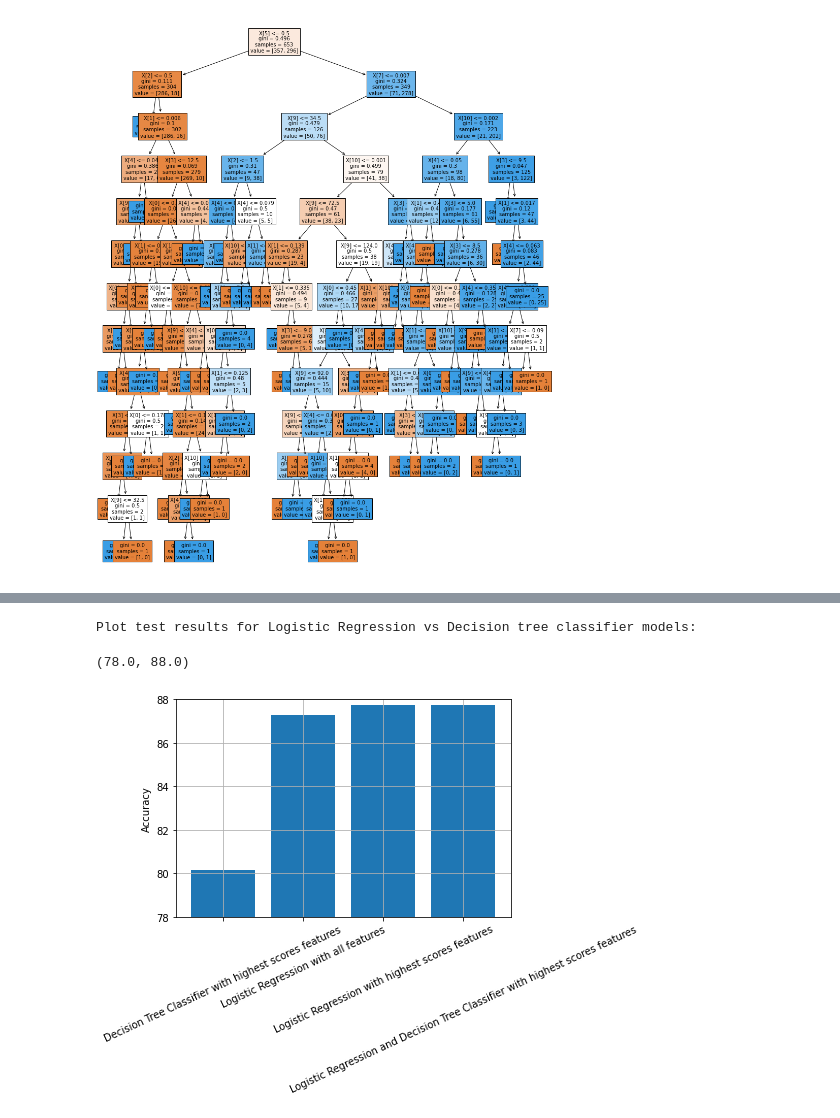
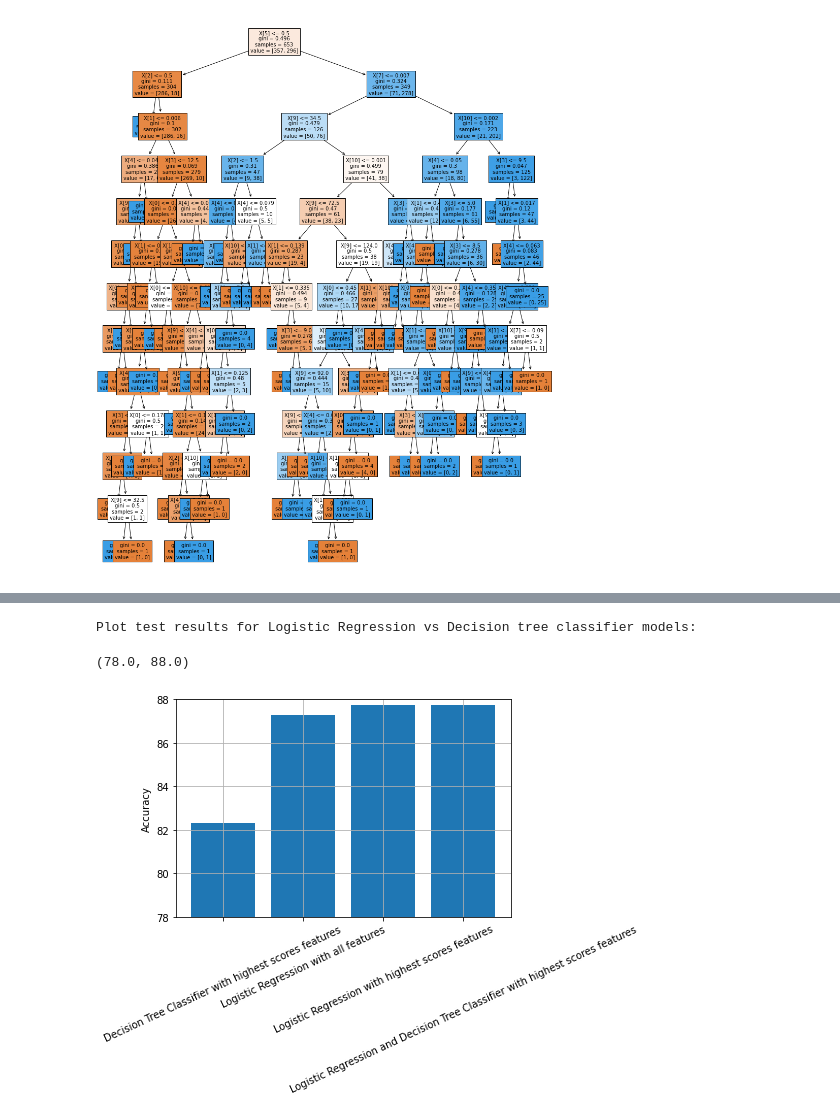
Before and after one commit to lebaz20/credit-approval-ml, a Jupyter notebook: project.ipynb, the cells around one changed output, grey strips where cells are left out. Cells and saved outputs as stored; diff of their text form; code cells hidden in the pictures.

Commit message:
Add highest accuracy results

```diff
--- a/project.ipynb
+++ b/project.ipynb
@@ -1101,19 +1101,21 @@ Accuracy after deep learning missing rows: 83.930% avg (0.124 std) with log+stan
 # %%
 allResults = getAllResultsNamed()
 
 def getHighestAccuracy(accuracies):
-    return np.max(list(accuracies.values()))
+    highestKFold = np.max(list(accuracies['kFoldTransformsSummarized'].values()))
+    highestGridSearch = np.max(list(accuracies['gridSearchTransformsSummarized'].values()))
+    return np.max([highestKFold, highestGridSearch])
 
 print("\nPlot test results for Logistic Regression vs Decision tree classifier models:")
 summary = {}
 for modelName in models:
-    summary[modelName] = getHighestAccuracy(allResults[modelName]['kFoldTransformsSummarized'])
+    summary[modelName] = getHighestAccuracy(allResults[modelName])
 plotSummary(summary)
 plt.ylim(78, 88)
 # %% [output]
 Plot test results for Logistic Regression vs Decision tree classifier models:
 (78.0, 88.0)
-[figure, old version]
+[figure, new version]
 # %%
 for modelName in models:
     ylim=(80, 88)
```
Also changed, not shown: parts of 10 cells of this notebook.
